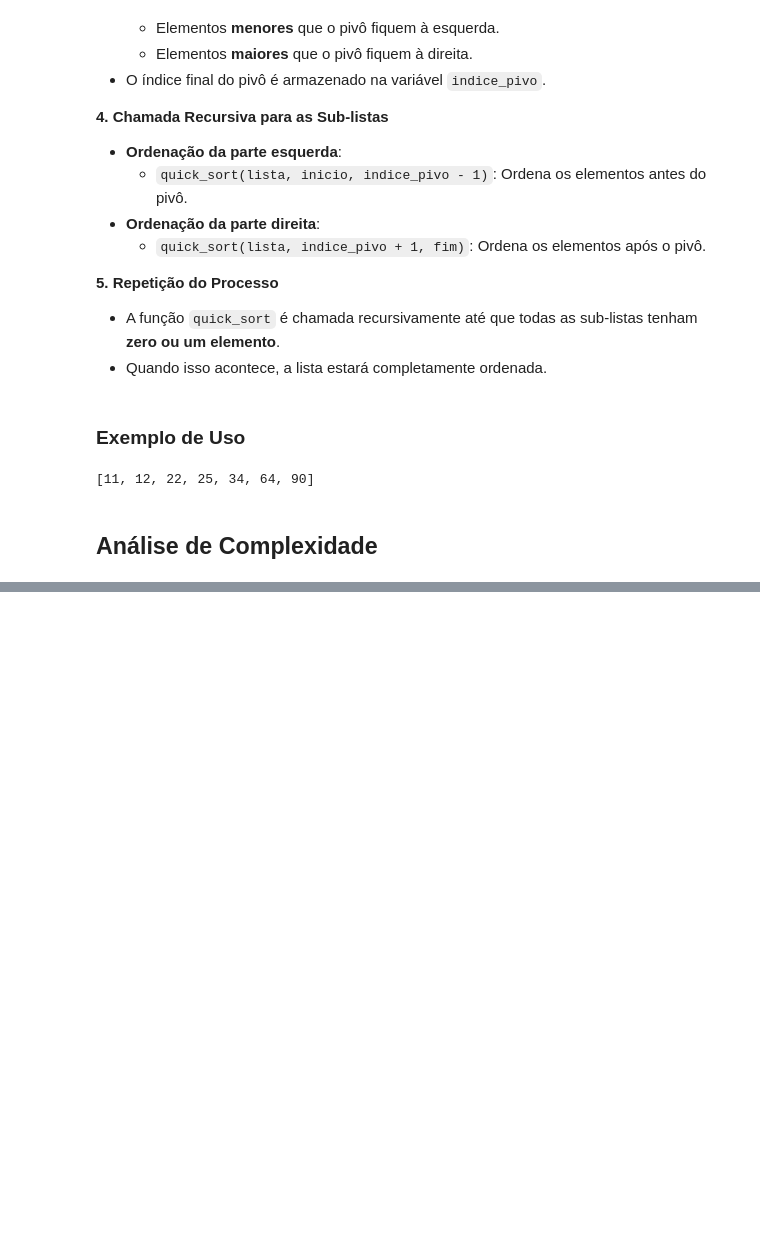
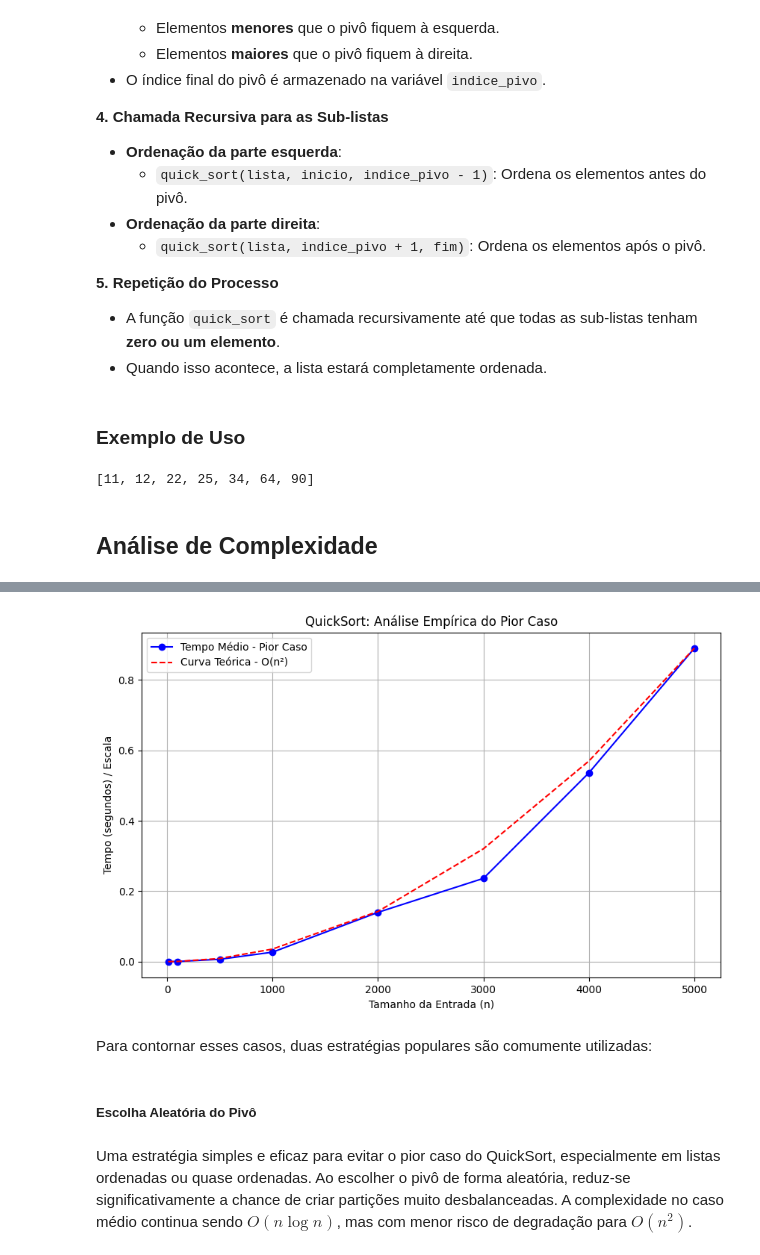
Before and after one commit to tiagopessoalima/ED2, a Jupyter notebook: Aula_Semana_03_(ED2).ipynb, the cells around one changed output, grey strips where cells are left out. Cells and saved outputs as stored; diff of their text form; code cells hidden in the pictures; blank space fills up the shorter version.

```diff
--- a/Aula_Semana_03_(ED2).ipynb
+++ b/Aula_Semana_03_(ED2).ipynb
@@ -231,0 +210,43 @@ O espaço auxiliar é proporcional à profundidade da recursão, que é $O(\log
+# %%
+import sys
+sys.setrecursionlimit(10000)  # Aumenta o limite para permitir listas maiores
+
+def medir_tempo_pior_caso(tamanho, trials=30):
+    """Mede o tempo médio para listas ordenadas (pior caso)"""
+    total_tempo = 0.0
+    for _ in range(trials):
+        lista = list(range(tamanho))  # Lista ordenada
+        inicio = time.perf_counter()
+        quicksort(lista)
+        total_tempo += time.perf_counter() - inicio
+    return total_tempo / trials
+
+# Tamanhos das listas a serem testadas
+tamanhos = [10, 100, 500, 1000, 2000, 3000, 4000, 5000]
+tempos_pior_caso = [medir_tempo_pior_caso(t) for t in tamanhos]
+
+# Curva teórica O(n^2)
+n2 = [n**2 for n in tamanhos]
+
+# Normalização para comparação visual
+fator_escala = tempos_pior_caso[-1] / n2[-1]
+n2_escalado = [x * fator_escala for x in n2]
+
+# Plotagem dos resultados
+plt.figure(figsize=(10, 6))
+plt.plot(tamanhos, tempos_pior_caso, marker='o', linestyle='-', color='blue', label='Tempo Médio - Pior Caso')
+plt.plot(tamanhos, n2_escalado, linestyle='--', color='red', label='Curva Teórica - O(n²)')
+plt.xlabel('Tamanho da Entrada (n)')
+plt.ylabel('Tempo (segundos) / Escala')
+plt.title('QuickSort: Análise Empírica do Pior Caso')
+plt.legend()
+plt.grid(True)
+plt.show()
+# %% [output]
+[figure, added]
+# %% [markdown]
+Para contornar esses casos, duas estratégias populares são comumente utilizadas:
+# %% [markdown]
+##### **Escolha Aleatória do Pivô**
+# %% [markdown]
+Uma estratégia simples e eficaz para evitar o pior caso do QuickSort, especialmente em listas ordenadas ou quase ordenadas. Ao escolher o pivô de forma aleatória, reduz-se significativamente a chance de criar partições muito desbalanceadas. A complexidade no caso médio continua sendo $O(n \log n)$, mas com menor risco de degradação para $O(n^2)$.
```
Also changed, not shown: parts of 41 cells of this notebook.
